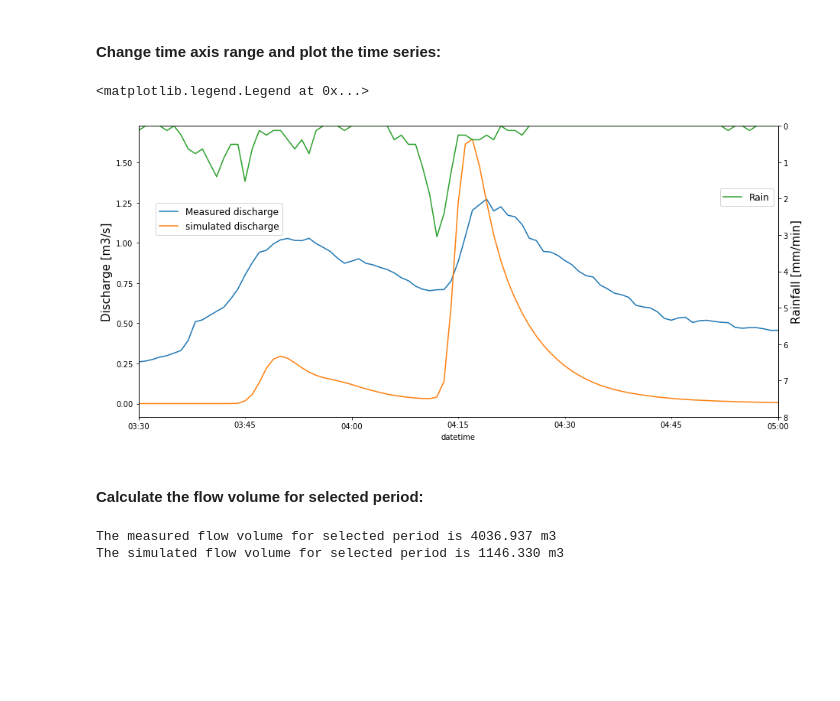
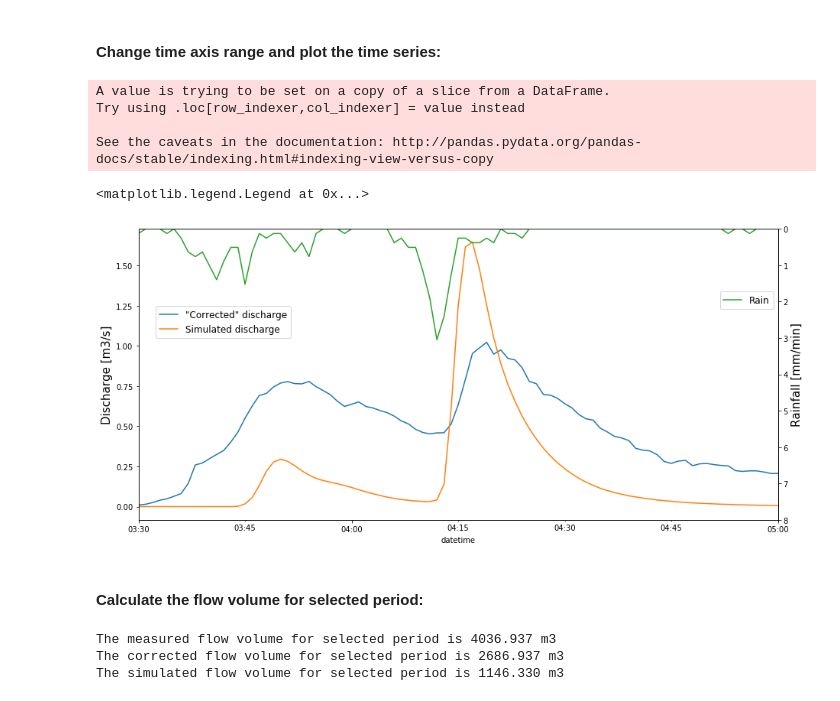
Before and after one commit to XiaogangHe/Princeton-CEE306, a Jupyter notebook: GSSHA-Lab/PyScripts/GSSHA_calibration.ipynb, the cells around one changed output. Drawn from its saved outputs; the diff is of its cells as text; code cells hidden in the pictures; blank space fills up the shorter version.

Commit message:
Compare the corrected discharge

```diff
--- a/GSSHA-Lab/PyScripts/GSSHA_calibration.ipynb
+++ b/GSSHA-Lab/PyScripts/GSSHA_calibration.ipynb
@@ -72,28 +72,38 @@ The simulated peak discharge is 1.646 m3/s at 2016-02-25 04:17:00
 # %%
 ### Only select data from 03:30 am to 05:00 am on Feb 25, 2016
 data_sel = data.loc[slice('2016-02-25 03:30', '2016-02-25 05:00')]
 
+### Here we define a new variable called “corrected” discharge that does not include runoff from previous rain
+data_sel['corrected discharge (cms)'] = data_sel['measured discharge (cms)']-0.25
+
 ### Plot
 plt.figure(figsize=(15, 7))
-ax_left = data_sel['measured discharge (cms)'].plot()
+ax_left = data_sel['corrected discharge (cms)'].plot()
 data_sel['simulated discharge (cms)'].plot()
 plt.ylabel('Discharge [m3/s]', fontsize=15)
 ax_right = data_sel['rain (mm)'].plot(secondary_y='rain (mm)')
 plt.ylim([8, 0])
 plt.ylabel('Rainfall [mm/min]', fontsize=15)
-ax_left.legend(['Measured discharge', 'simulated discharge'], bbox_to_anchor=(0.02, 0.75), loc=2, prop={'size': 12})
+ax_left.legend(['"Corrected" discharge', 'Simulated discharge'], bbox_to_anchor=(0.02, 0.75), loc=2, prop={'size': 12})
 ax_right.legend(['Rain'], bbox_to_anchor=(1, 0.8), loc=1, prop={'size': 12})
 # %% [output]
-<matplotlib.legend.Legend at 0x...>
+A value is trying to be set on a copy of a slice from a DataFrame.
+Try using .loc[row_indexer,col_indexer] = value instead
+
+See the caveats in the documentation: http://pandas.pydata.org/pandas-docs/stable/indexing.html#indexing-view-versus-copy
+<matplotlib.legend.Legend at 0x...>
-[figure, old version]
+[figure, new version]
 # %% [markdown]
 #### Calculate the flow volume for selected period:
 # %%
 volume_obs = np.trapz(data_sel['measured discharge (cms)'])*60
+volume_cor = np.trapz(data_sel['corrected discharge (cms)'])*60
 volume_sim = np.trapz(data_sel['simulated discharge (cms)'])*60
 
 print "The measured flow volume for selected period is %.3f m3" % (volume_obs)
+print "The corrected flow volume for selected period is %.3f m3" % (volume_cor)
 print "The simulated flow volume for selected period is %.3f m3" % (volume_sim)
 # %% [output]
 The measured flow volume for selected period is 4036.937 m3
+The corrected flow volume for selected period is 2686.937 m3
 The simulated flow volume for selected period is 1146.330 m3
```
Also changed, not shown: parts of 1 cell of this notebook.
